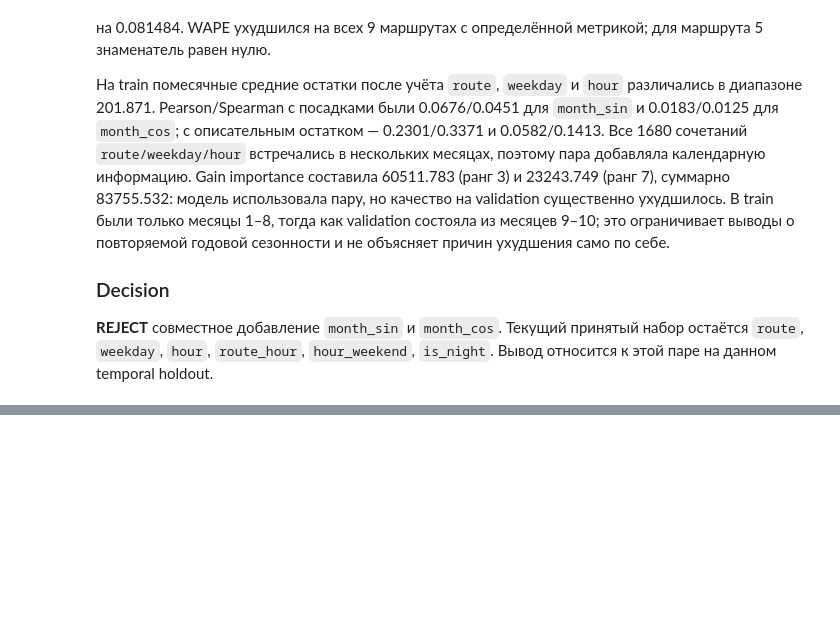
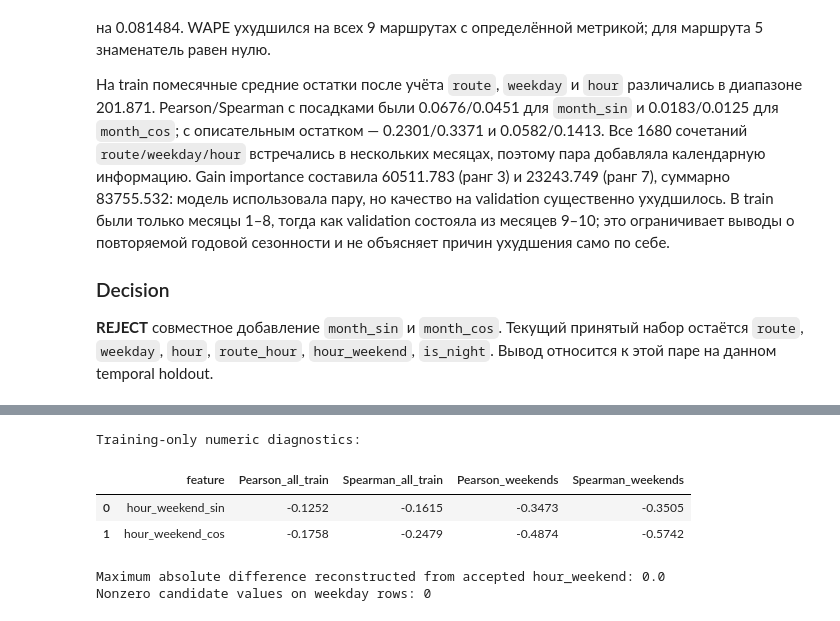
Before and after one commit to rapogahu/MT-Hackathon-2026, a Jupyter notebook: ml/notebooks/feature_engineering.ipynb, the cells around one changed output, grey strips where cells are left out. Drawn from its saved outputs; the diff is of its cells as text; code cells hidden in the pictures; blank space fills up the shorter version.

```diff
--- a/ml/notebooks/feature_engineering.ipynb
+++ b/ml/notebooks/feature_engineering.ipynb
@@ -2762,0 +2818,54 @@ Validation WAPE by route:
+# %%
+weekend_mask = train["date"].dt.weekday.ge(5).to_numpy()
+hour_angle = 2 * np.pi * train["hour"].to_numpy(dtype=float) / 24
+weekend_hour_sin = np.where(weekend_mask, np.sin(hour_angle), 0.0)
+weekend_hour_cos = np.where(weekend_mask, np.cos(hour_angle), 0.0)
+cycle_correlations = []
+for feature_name, values in (
+    ("hour_weekend_sin", weekend_hour_sin),
+    ("hour_weekend_cos", weekend_hour_cos),
+):
+    feature_series = pd.Series(values)
+    cycle_correlations.append({
+        "feature": feature_name,
+        "Pearson_all_train": feature_series.corr(train["boardings"], method="pearson"),
+        "Spearman_all_train": feature_series.corr(train["boardings"], method="spearman"),
+        "Pearson_weekends": pd.Series(values[weekend_mask]).corr(
+            train.loc[weekend_mask, "boardings"].reset_index(drop=True), method="pearson"
+        ),
+        "Spearman_weekends": pd.Series(values[weekend_mask]).corr(
+            train.loc[weekend_mask, "boardings"].reset_index(drop=True), method="spearman"
+        ),
+    })
+print("Training-only numeric diagnostics:")
+display(pd.DataFrame(cycle_correlations).round(4))
+
+accepted_hour_weekend = calendar_features(
+    train, ("route_hour", "hour_weekend")
+)["hour_weekend"].astype(int).to_numpy()
+recovered_hour = accepted_hour_weekend // 2
+recovered_weekend = accepted_hour_weekend % 2
+recovered_angle = 2 * np.pi * recovered_hour / 24
+print(
+    "Maximum absolute difference reconstructed from accepted hour_weekend:",
+    max(
+        np.max(np.abs(
+            weekend_hour_sin - recovered_weekend * np.sin(recovered_angle)
+        )),
+        np.max(np.abs(
+            weekend_hour_cos - recovered_weekend * np.cos(recovered_angle)
+        )),
+    ),
+)
+print(
+    "Nonzero candidate values on weekday rows:",
+    np.count_nonzero(weekend_hour_sin[~weekend_mask])
+    + np.count_nonzero(weekend_hour_cos[~weekend_mask]),
+)
+# %% [output]
+Training-only numeric diagnostics:
+|  | feature | Pearson_all_train | Spearman_all_train | Pearson_weekends | Spearman_weekends |
+| 0 | hour_weekend_sin | -0.1252 | -0.1615 | -0.3473 | -0.3505 |
+| 1 | hour_weekend_cos | -0.1758 | -0.2479 | -0.4874 | -0.5742 |
+Maximum absolute difference reconstructed from accepted hour_weekend: 0.0
+Nonzero candidate values on weekday rows: 0
```
Also changed, not shown: parts of 12 cells of this notebook, 1 other file.
